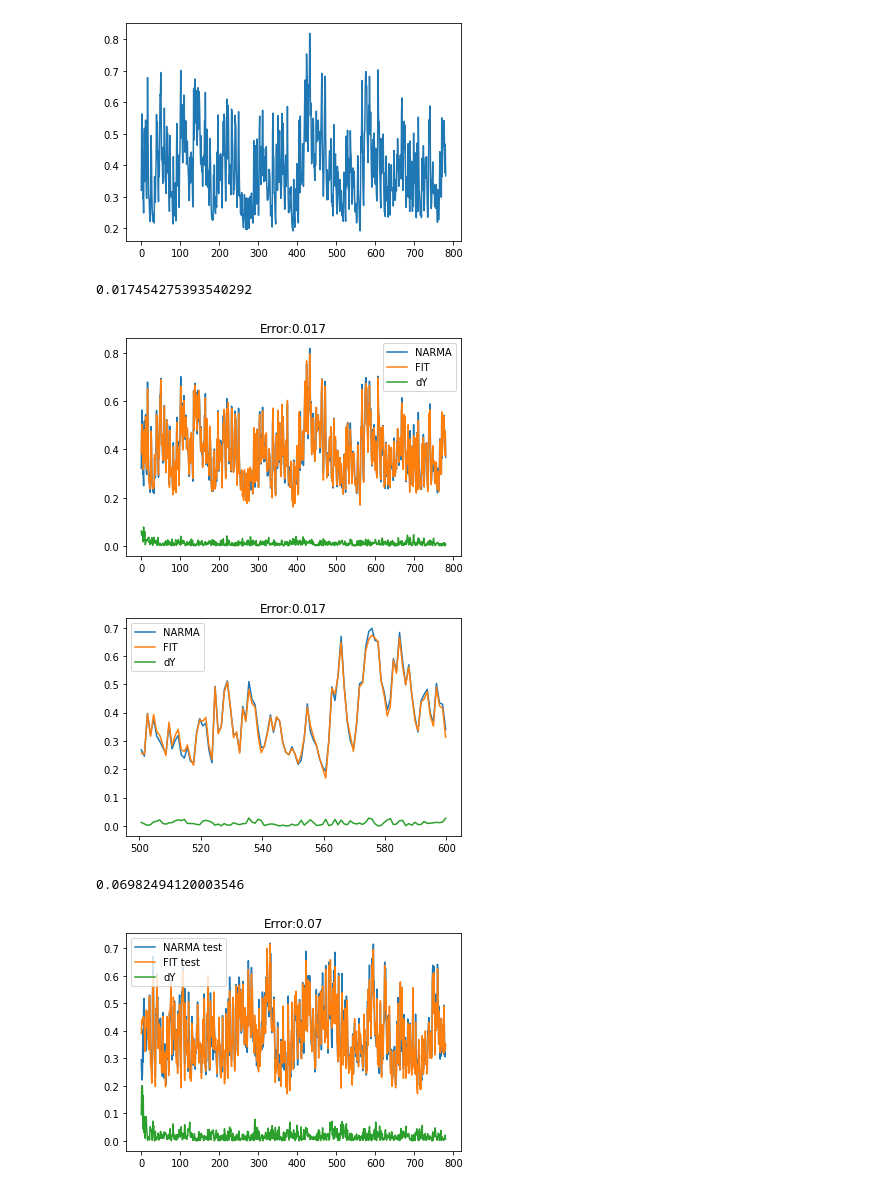
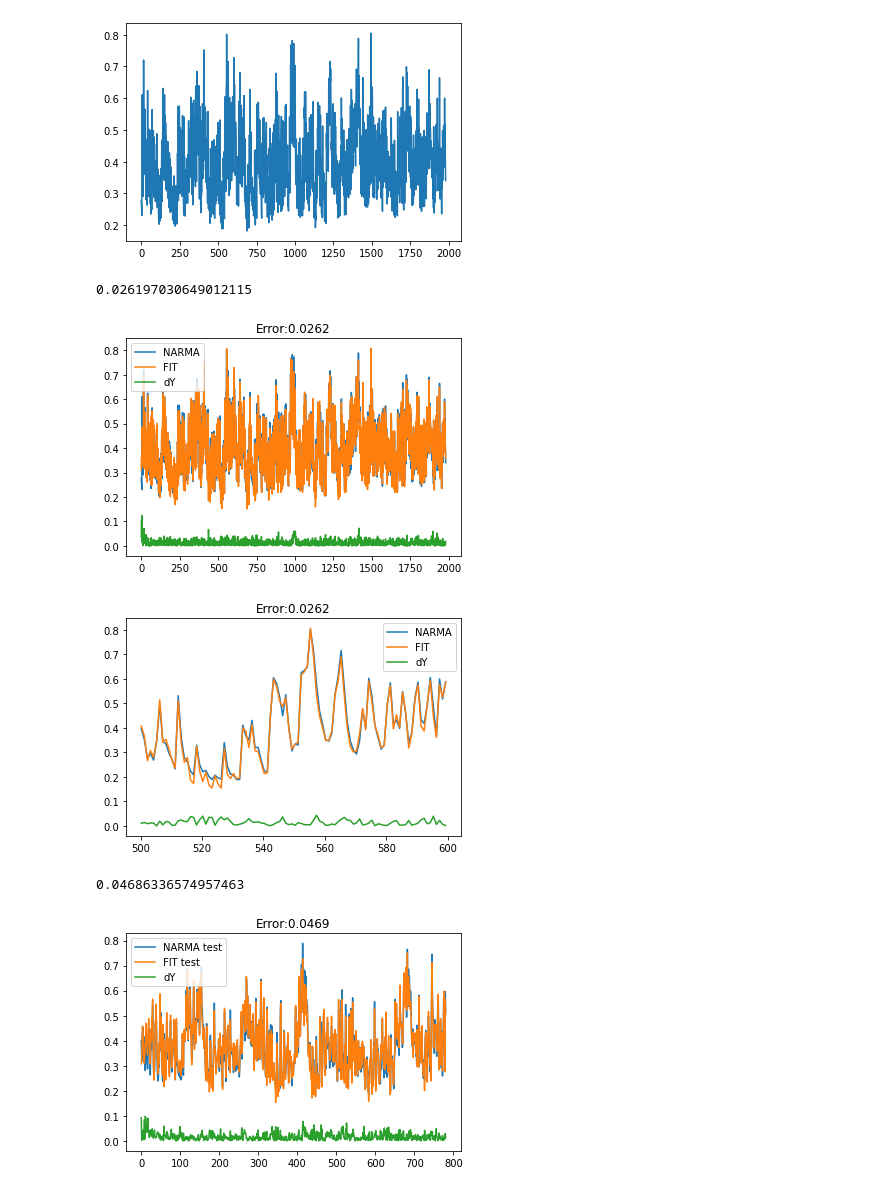
Before and after one commit to LaurensEiroa/Narma10-System-Identification, a Jupyter notebook: EchoStateNetwork.ipynb, the cells around one changed output. Saved outputs shown, nothing was run; the diff lists cells and outputs as text; code cells hidden in the pictures.

```diff
--- a/EchoStateNetwork.ipynb
+++ b/EchoStateNetwork.ipynb
@@ -44,13 +44,15 @@ def create_data(t):
   y = y[np.newaxis,20:]
   return u, y
 # %%
-u, y = create_data(t)
+u, y = create_data(2000)
+u_test,y_test = create_data(t)
 x = np.linspace(0,u.shape[1],u.shape[1])
+x_test = np.linspace(0,u_test.shape[1],u_test.shape[1])
 # Visualize the NARMA sequence
 plt.plot(x,y[0])
 plt.show()
 # %% [output]
-[figure, old version]
+[figure, new version]
 # %%
 def fit_model(u, w_in, w_res,inputgain, feedbackgain,y_train=None,train=False):
   # Compute the reservoir state
@@ -80,42 +82,41 @@ y_fit = wout.T@state
 error = NRMSE(y,y_fit)
 print(error)
 # %% [output]
-0.017454275393540292
+0.026197030649012115
 # %%
 plt.plot(x[:],y[0,:],label="NARMA")
 plt.plot(x[:],y_fit[:],label="FIT")
 plt.plot(x[:],np.abs(y[0,:]-y_fit[:]),label="dY")
 plt.legend()
-plt.title("Error:"+str(round(error,3)))
+plt.title("Error:"+str(round(error,4)))
 plt.show()
 # %% [output]
-[figure, old version]
+[figure, new version]
 # %%
 plt.plot(x[500:600],y[0,500:600],label="NARMA")
 plt.plot(x[500:600],y_fit[500:600],label="FIT")
 plt.plot(x[500:600],np.abs(y[0,500:600]-y_fit[500:600]),label="dY")
 plt.legend()
-plt.title("Error:"+str(round(error,3)))
+plt.title("Error:"+str(round(error,4)))
 plt.show()
 # %% [output]
-[figure, old version]
+[figure, new version]
 # %%
 # Test the configuration for an unseen data set
-u_test,y_test = create_data(t)
 _, state_test = fit_model(u_test, w_in, w_res,inputgain, feedbackgain)
 y_fit_test = wout.T@state_test
 error_test = NRMSE(y_test,y_fit_test)
 print(error_test)
 # %% [output]
-0.06982494120003546
+0.04686336574957463
 # %%
-plt.plot(x[:],y_test[0,:],label="NARMA test")
-plt.plot(x[:],y_fit_test[:],label="FIT test")
-plt.plot(x[:],np.abs(y_test[0,:]-y_fit_test[:]),label="dY")
+plt.plot(x_test[:],y_test[0,:],label="NARMA test")
+plt.plot(x_test[:],y_fit_test[:],label="FIT test")
+plt.plot(x_test[:],np.abs(y_test[0,:]-y_fit_test[:]),label="dY")
 plt.legend()
-plt.title("Error:"+str(round(error_test,3)))
+plt.title("Error:"+str(round(error_test,4)))
 plt.show()
 # %% [output]
-[figure, old version]
+[figure, new version]
 # %%
 # Zoom on validation
```
Also changed, not shown: parts of 2 cells of this notebook.
